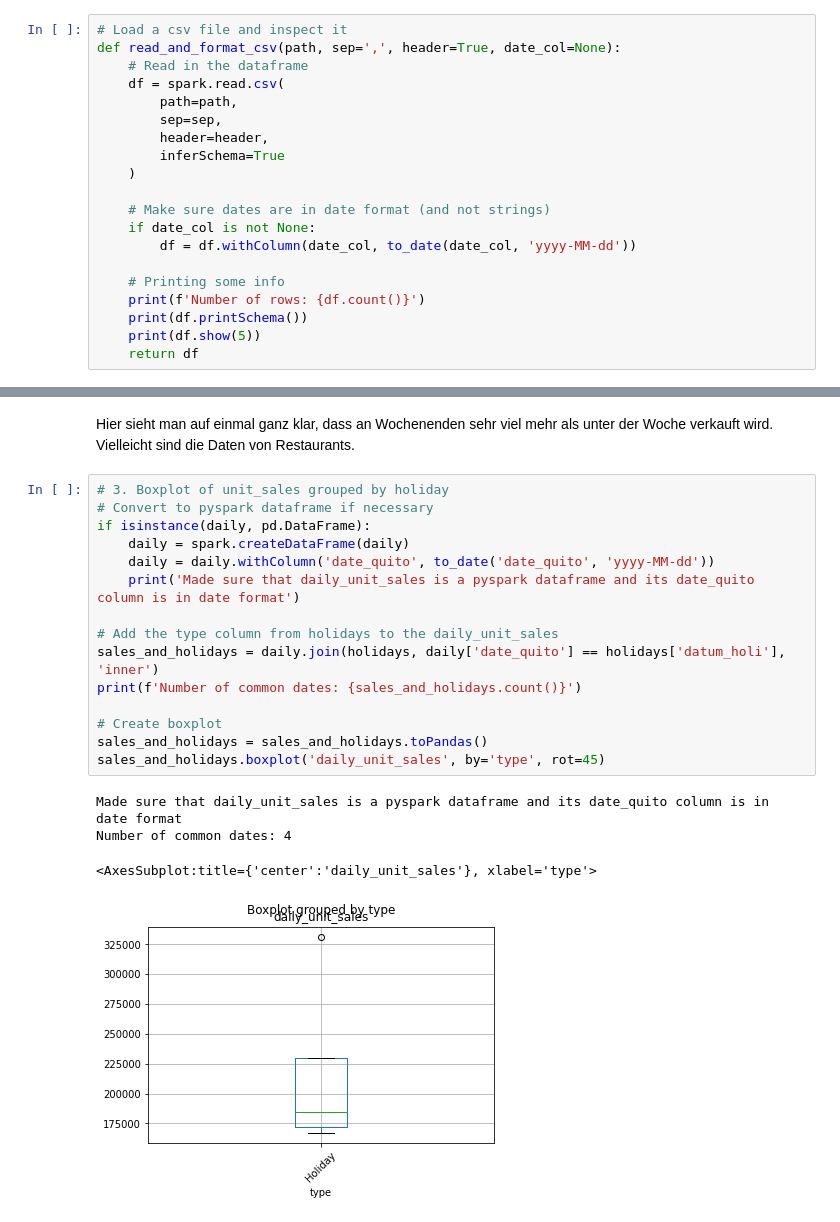
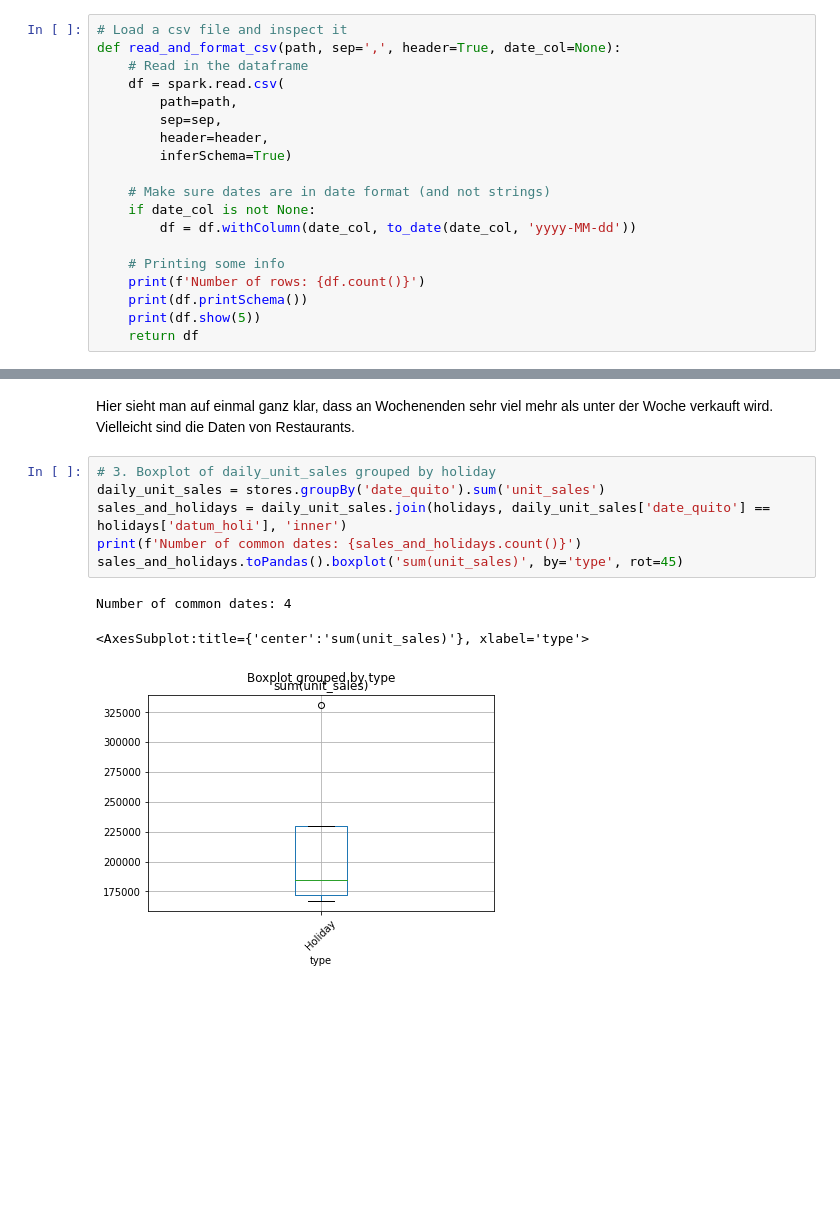
Before and after one commit to kevinsuedmersen/hadoop-sandbox, a Jupyter notebook: jupyter-spark/work/assignments/uebung_26_pyspark.ipynb, the cells around one changed output, grey strips where cells are left out. Drawn from its saved outputs; the diff is of its cells as text; blank space fills up the shorter version.

Commit message:
verified that join only yielded 4 common dates

```diff
--- a/jupyter-spark/work/assignments/uebung_26_pyspark.ipynb
+++ b/jupyter-spark/work/assignments/uebung_26_pyspark.ipynb
@@ -27,8 +27,7 @@ def read_and_format_csv(path, sep=',', header=True, date_col=None):
         path=path,
         sep=sep,
         header=header,
-        inferSchema=True
-    )
+        inferSchema=True)
 
     # Make sure dates are in date format (and not strings)
     if date_col is not None:
@@ -252,24 +251,14 @@ _ = daily.boxplot('daily_unit_sales', by='day_of_week', rot=45)
 # %% [markdown]
 Hier sieht man auf einmal ganz klar, dass an Wochenenden sehr viel mehr als unter der Woche verkauft wird. Vielleicht sind die Daten von Restaurants.
 # %%
-# 3. Boxplot of unit_sales grouped by holiday
-# Convert to pyspark dataframe if necessary
-if isinstance(daily, pd.DataFrame):
-    daily = spark.createDataFrame(daily)
-    daily = daily.withColumn('date_quito', to_date('date_quito', 'yyyy-MM-dd'))
-    print('Made sure that daily_unit_sales is a pyspark dataframe and its date_quito column is in date format')
-
-# Add the type column from holidays to the daily_unit_sales
-sales_and_holidays = daily.join(holidays, daily['date_quito'] == holidays['datum_holi'], 'inner')
+# 3. Boxplot of daily_unit_sales grouped by holiday
+daily_unit_sales = stores.groupBy('date_quito').sum('unit_sales')
+sales_and_holidays = daily_unit_sales.join(holidays, daily_unit_sales['date_quito'] == holidays['datum_holi'], 'inner')
 print(f'Number of common dates: {sales_and_holidays.count()}')
-
-# Create boxplot
-sales_and_holidays = sales_and_holidays.toPandas()
-sales_and_holidays.boxplot('daily_unit_sales', by='type', rot=45)
+sales_and_holidays.toPandas().boxplot('sum(unit_sales)', by='type', rot=45)
 # %% [output]
-Made sure that daily_unit_sales is a pyspark dataframe and its date_quito column is in date format
 Number of common dates: 4
-<AxesSubplot:title={'center':'daily_unit_sales'}, xlabel='type'>
+<AxesSubplot:title={'center':'sum(unit_sales)'}, xlabel='type'>
-[figure, old version]
+[figure, new version]
 # %% [markdown]
 Es gibt leider nur 4 Daten, die `daily_unit_sales` und `holidays` gemeinsam haben, und leider sind von diesen 4 Daten alle ein Holiday, also kann man mit dem obigen Boxplot leider nicht die Frag beantworten, ob es eine Korrelation zwischen täglichen `unit_sales` und den `type` von `holidays` gibt.
```
Also changed, not shown: parts of 7 cells of this notebook.
